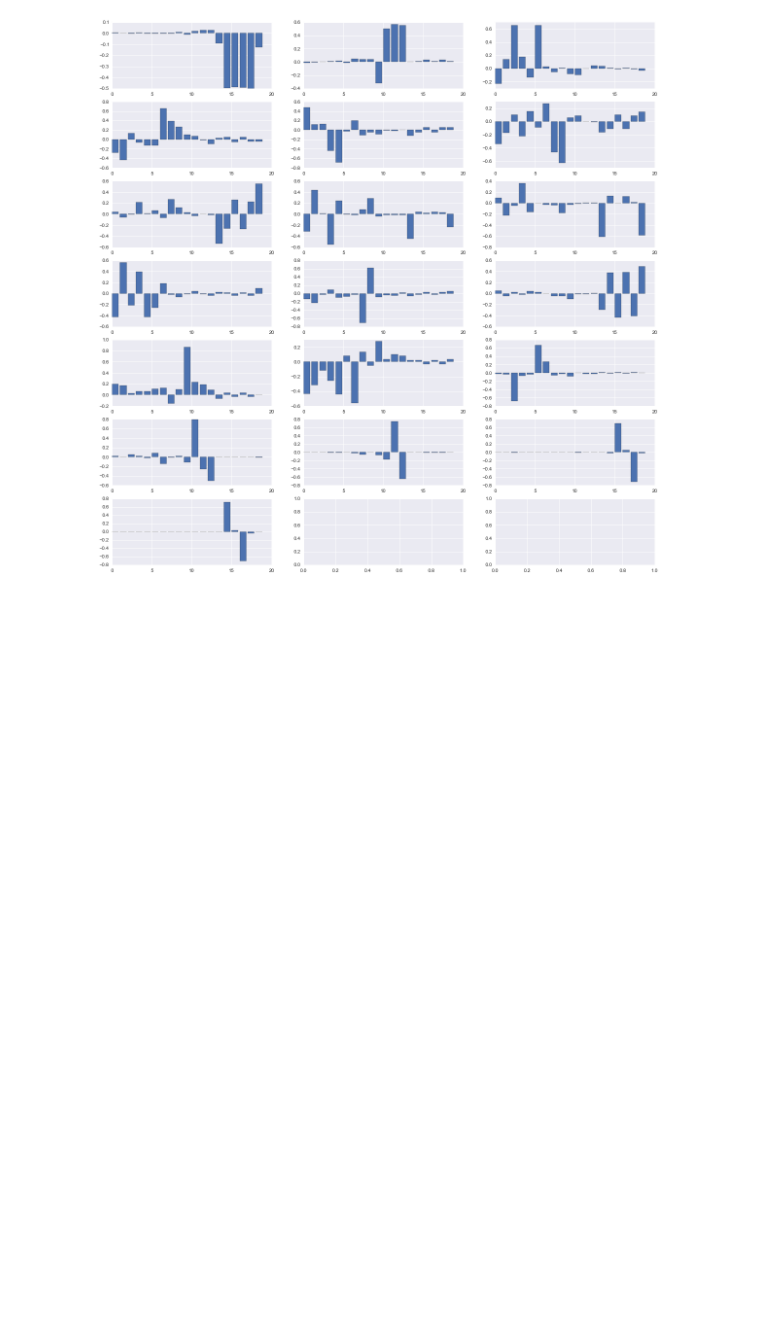
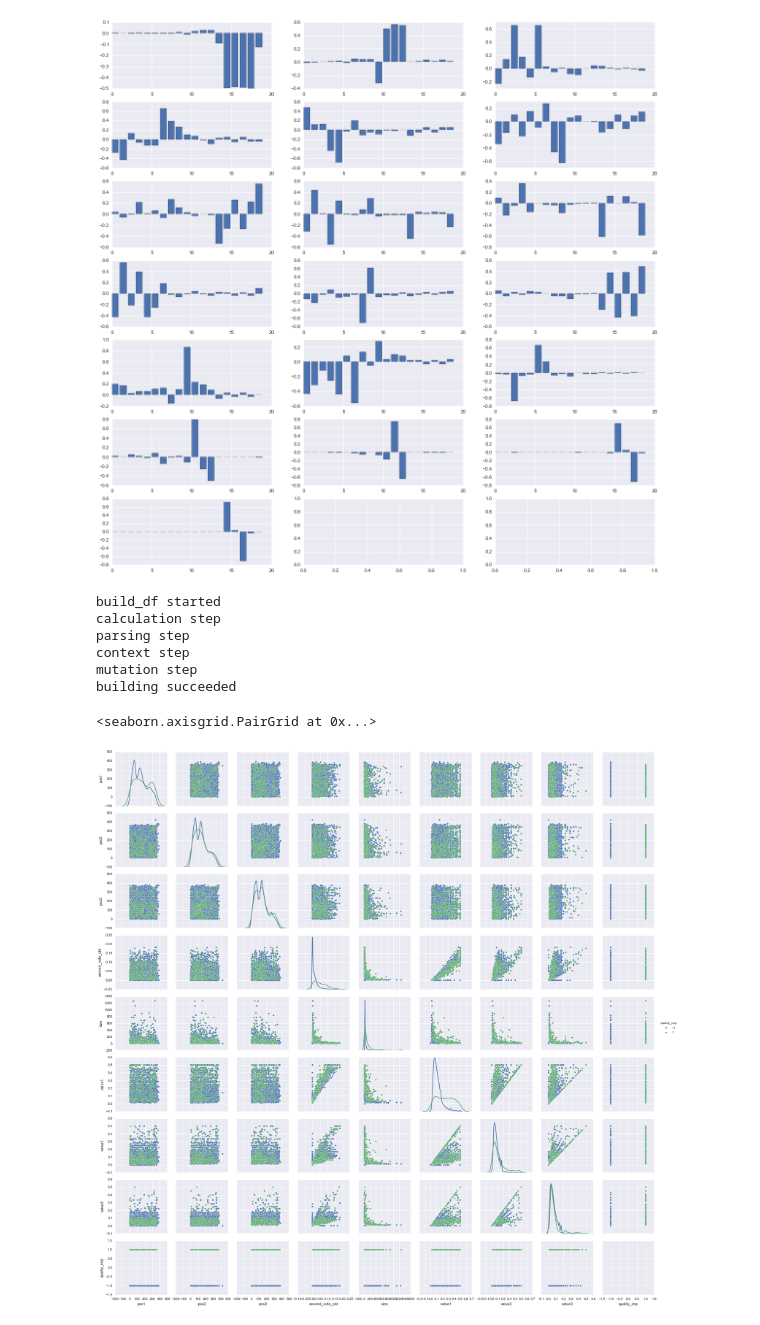
Before and after one commit to NikitaDurasov/CAB_imm, a Jupyter notebook: base.ipynb, the cells around one changed output. Cells and saved outputs as stored; diff of their text form; code cells hidden in the pictures; blank space fills up the shorter version.

```diff
--- a/base.ipynb
+++ b/base.ipynb
@@ -421,11 +421,11 @@ with open('final_rep.pkl', 'wb') as output:
 with open('final_res.pkl', 'wb') as output:
     pickle.dump({k:dict(v) for k,v in final_res.items()}, output, pickle.HIGHEST_PROTOCOL)
 # %%
-with open('final_clusters.pkl', 'rb') as inputio:
+with open('/Users/Macbook/GitHub/ig_cluster_splitter/data/age3/final_clusters.pkl', 'rb') as inputio:
     final_clusters = pickle.load(inputio)
-with open('final_rep.pkl', 'rb') as inputio:
+with open('/Users/Macbook/GitHub/ig_cluster_splitter/data/age3/final_rep.pkl', 'rb') as inputio:
     final_rep = pickle.load(inputio)
-with open('final_res.pkl', 'rb') as inputio:
+with open('/Users/Macbook/GitHub/ig_cluster_splitter/data/age3/final_res.pkl', 'rb') as inputio:
     final_res = pickle.load(inputio)
 # %% [markdown]
 Гистограмма для распределения second vote внутри одного из кластеров
@@ -759,3 +764,26 @@ for i, vec in enumerate(np.identity(19)):
     axes[i/3, i%3].bar(range(19),pca.inverse_transform(vec.T))
 # %% [output]
 [figure]
+# %%
+df = func_tools.build_df_test(igrec_clusters=clusters_filtering(final_clusters),
+              igrec_rep=final_rep,
+              igrec_res=final_res)
+# %% [output]
+build_df started
+calculation step
+parsing step
+context step
+mutation step
+building succeeded
+# %%
+df.index = df.index.map(int)
+# %%
+df = pd.concat([df, ans_df], axis=1)
+# %%
+sb.pairplot(df.drop(list(df.columns[:6])+
+             ['first_cluster', 'origin_cluster', 'second_cluster'], axis=1),
+            hue='quality_imp',
+            diag_kind='kde')
+# %% [output]
+<seaborn.axisgrid.PairGrid at 0x...>
+[figure, added]
```
Also changed, not shown: parts of 16 cells of this notebook, 1 other file.
